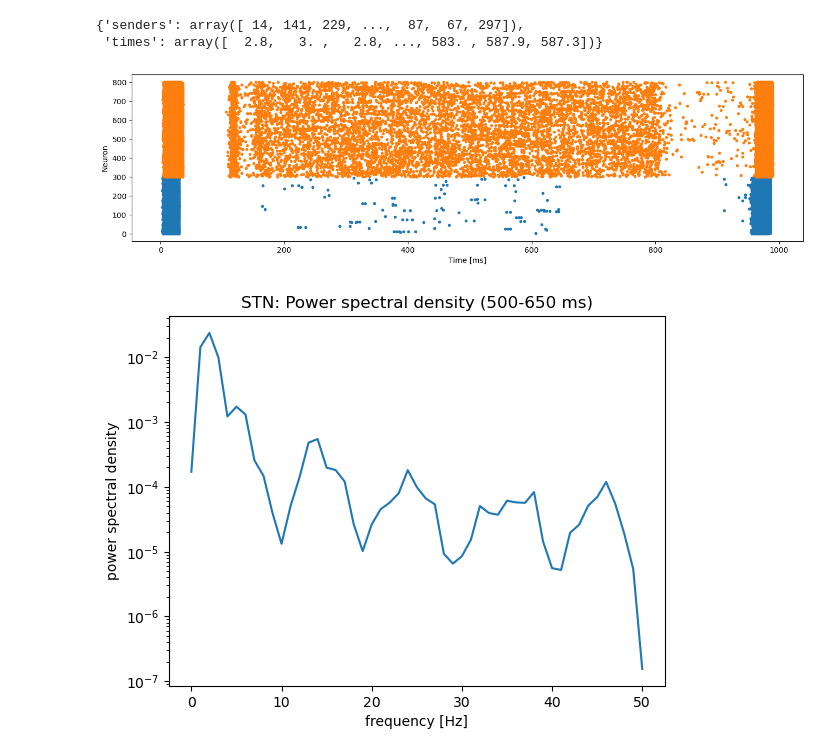
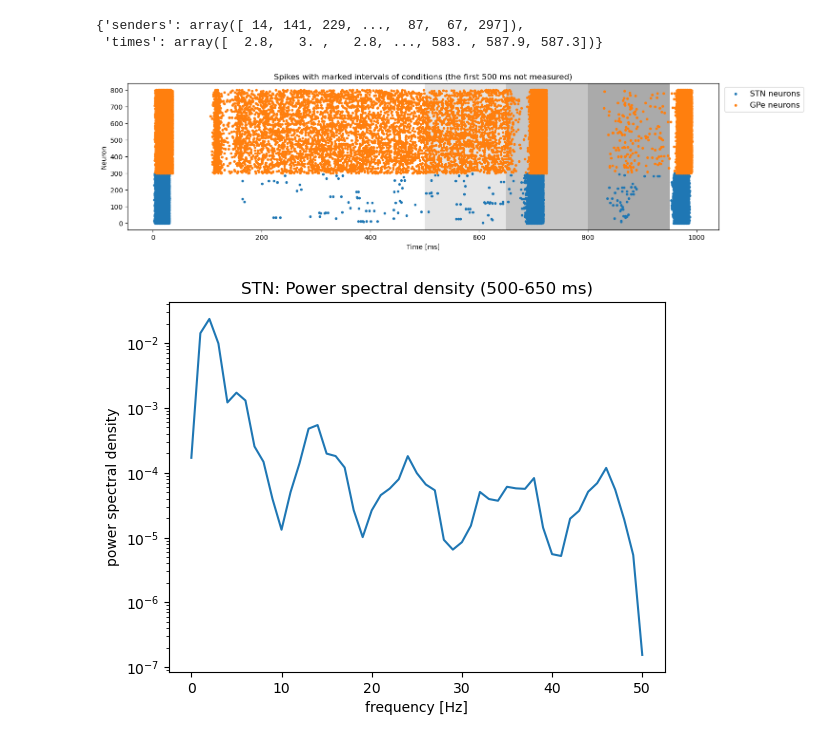
Before and after one commit to LadaKa/informatics-and-cognitive-science, a Jupyter notebook: Code/Python/FinalProject.ipynb, the cells around one changed output. Saved outputs shown, nothing was run; the diff lists cells and outputs as text; code cells hidden in the pictures.

Commit message:
Added coloured areas for conditions

```diff
--- a/Code/Python/FinalProject.ipynb
+++ b/Code/Python/FinalProject.ipynb
@@ -139,17 +139,31 @@ events_STN
 # %%
 %matplotlib inline
 import numpy as np
 
 plt.figure(figsize=(16,4))
-plt.scatter(events_STN["times"], events_STN["senders"], marker=".")
-plt.scatter(events_GPe["times"], events_GPe["senders"], marker=".")
+plt.axvspan(500, 950, facecolor='gray', alpha=0.2)
+plt.axvspan(650, 950, facecolor='gray', alpha=0.3)
+plt.axvspan(800, 950, facecolor='gray', alpha=0.4)
+scatter_STN = plt.scatter(events_STN["times"], events_STN["senders"], marker=".")
+scatter_GPe = plt.scatter(events_GPe["times"], events_GPe["senders"], marker=".")
+plt.legend((scatter_STN, scatter_GPe),
+           ('STN neurons', 'GPe neurons'),
+           scatterpoints=1,
+           ncol=1,
+           fontsize=12,
+          bbox_to_anchor=(1.15, 1))
+
+plt.title("Spikes with marked intervals of conditions (the first 500 ms not measured)")
 plt.xlabel("Time [ms]")
 plt.ylabel("Neuron")
-#plt.show()
+
+
+#ax.axhspan(4, 9, facecolor='yellow', alpha=0.5)
+#ax.axhspan(9, 12, facecolor='red', alpha=0.5)
 plt.plot()
 plt.savefig("Nest_1.jpg")
 # %% [output]
-[figure, old version]
+[figure, new version]
 # %%
 def meanFR(events, start, end):
     return np.sum((events["times"] > start) & (events["times"] < end)) / (end - start)
```
Also changed, not shown: parts of 1 cell of this notebook, 1 other file.
